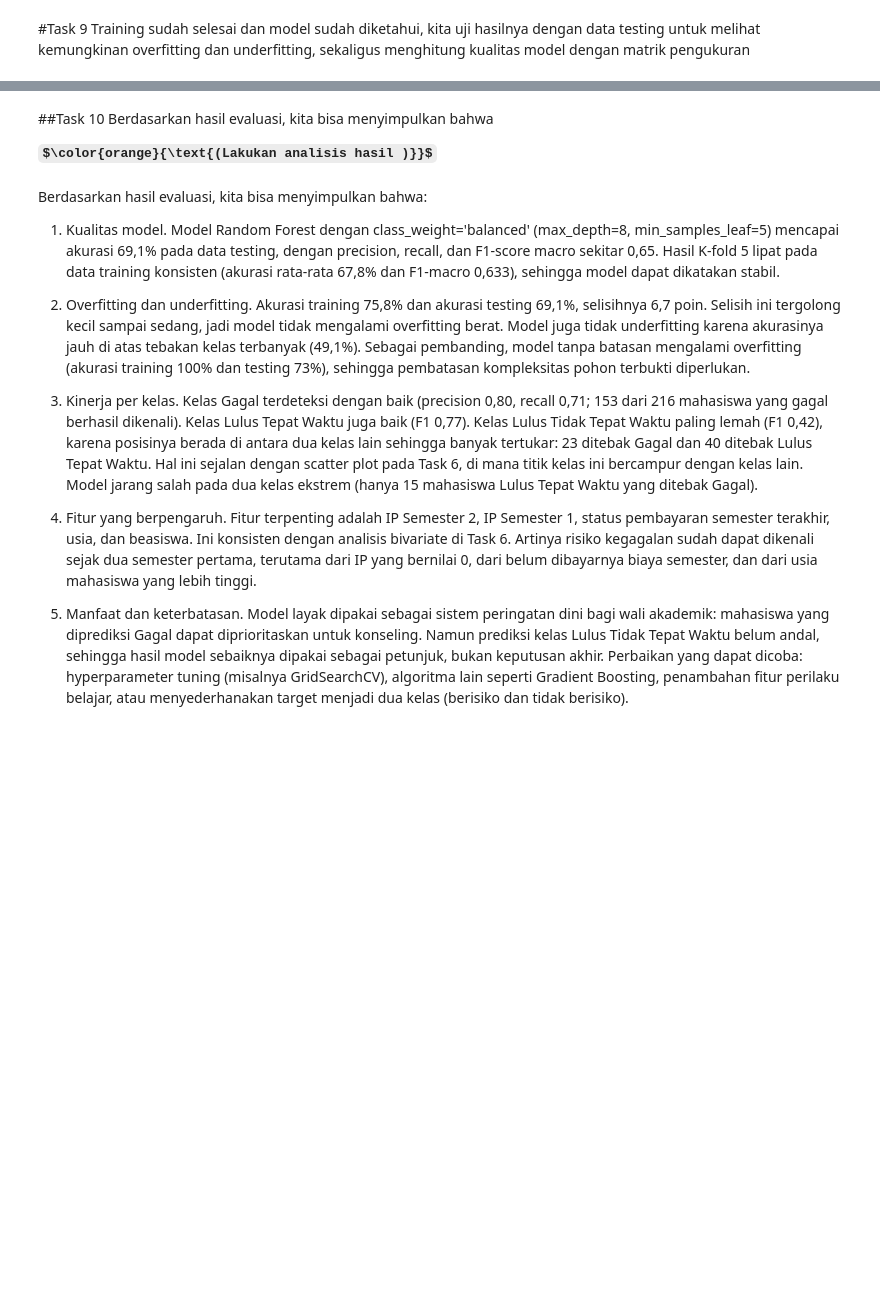
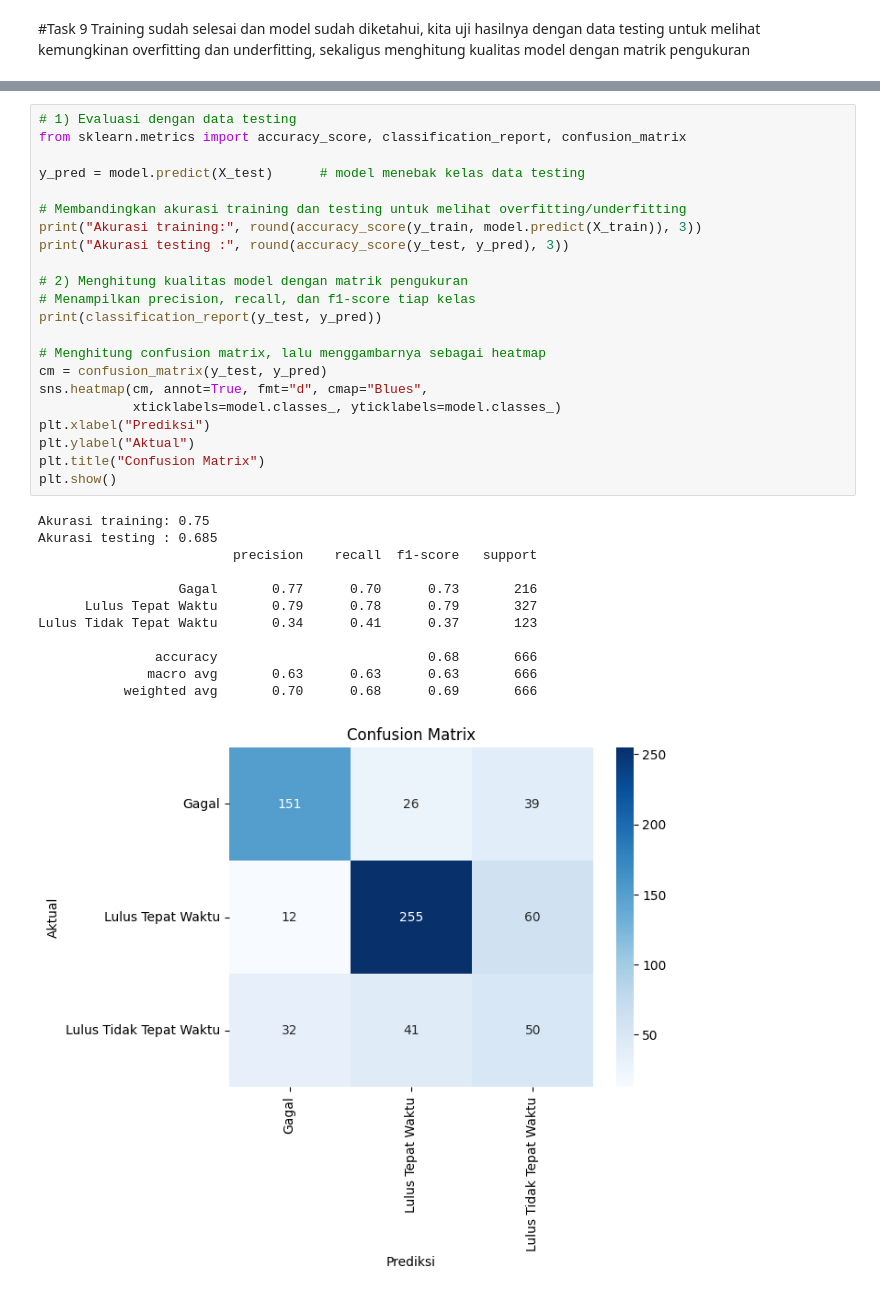
Before and after one commit to misbakhulfajar27-killertheriper/Tugas_2, a Jupyter notebook: Tugas2_misbakhul_Fajar_047996694.ipynb, the cells around one changed output, grey strips where cells are left out. Cells and saved outputs as stored; diff of their text form; some formulas as TeX source; blank space fills up the shorter version.

```diff
--- a/Tugas2_misbakhul_Fajar_047996694.ipynb
+++ b/Tugas2_misbakhul_Fajar_047996694.ipynb
@@ -509,17 +417,35 @@ F1-score macro : 0.648
-# %% [markdown]
-##Task 10
-Berdasarkan hasil evaluasi, kita bisa menyimpulkan bahwa
-
-**$\color{orange}{\text{(Lakukan analisis hasil )}}$**
-# %% [markdown]
-Berdasarkan hasil evaluasi, kita bisa menyimpulkan bahwa:
-
-1. Kualitas model. Model Random Forest dengan class_weight='balanced' (max_depth=8, min_samples_leaf=5) mencapai akurasi 69,1% pada data testing, dengan precision, recall, dan F1-score macro sekitar 0,65. Hasil K-fold 5 lipat pada data training konsisten (akurasi rata-rata 67,8% dan F1-macro 0,633), sehingga model dapat dikatakan stabil.
-
-2. Overfitting dan underfitting. Akurasi training 75,8% dan akurasi testing 69,1%, selisihnya 6,7 poin. Selisih ini tergolong kecil sampai sedang, jadi model tidak mengalami overfitting berat. Model juga tidak underfitting karena akurasinya jauh di atas tebakan kelas terbanyak (49,1%). Sebagai pembanding, model tanpa batasan mengalami overfitting (akurasi training 100% dan testing 73%), sehingga pembatasan kompleksitas pohon terbukti diperlukan.
-
-3. Kinerja per kelas. Kelas Gagal terdeteksi dengan baik (precision 0,80, recall 0,71; 153 dari 216 mahasiswa yang gagal berhasil dikenali). Kelas Lulus Tepat Waktu juga baik (F1 0,77). Kelas Lulus Tidak Tepat Waktu paling lemah (F1 0,42), karena posisinya berada di antara dua kelas lain sehingga banyak tertukar: 23 ditebak Gagal dan 40 ditebak Lulus Tepat Waktu. Hal ini sejalan dengan scatter plot pada Task 6, di mana titik kelas ini bercampur dengan kelas lain. Model jarang salah pada dua kelas ekstrem (hanya 15 mahasiswa Lulus Tepat Waktu yang ditebak Gagal).
-
-4. Fitur yang berpengaruh. Fitur terpenting adalah IP Semester 2, IP Semester 1, status pembayaran semester terakhir, usia, dan beasiswa. Ini konsisten dengan analisis bivariate di Task 6. Artinya risiko kegagalan sudah dapat dikenali sejak dua semester pertama, terutama dari IP yang bernilai 0, dari belum dibayarnya biaya semester, dan dari usia mahasiswa yang lebih tinggi.
-
-5. Manfaat dan keterbatasan. Model layak dipakai sebagai sistem peringatan dini bagi wali akademik: mahasiswa yang diprediksi Gagal dapat diprioritaskan untuk konseling. Namun prediksi kelas Lulus Tidak Tepat Waktu belum andal, sehingga hasil model sebaiknya dipakai sebagai petunjuk, bukan keputusan akhir. Perbaikan yang dapat dicoba: hyperparameter tuning (misalnya GridSearchCV), algoritma lain seperti Gradient Boosting, penambahan fitur perilaku belajar, atau menyederhanakan target menjadi dua kelas (berisiko dan tidak berisiko).
+# %%
+# 1) Evaluasi dengan data testing
+from sklearn.metrics import accuracy_score, classification_report, confusion_matrix
+
+y_pred = model.predict(X_test)      # model menebak kelas data testing
+
+# Membandingkan akurasi training dan testing untuk melihat overfitting/underfitting
+print("Akurasi training:", round(accuracy_score(y_train, model.predict(X_train)), 3))
+print("Akurasi testing :", round(accuracy_score(y_test, y_pred), 3))
+
+# 2) Menghitung kualitas model dengan matrik pengukuran
+# Menampilkan precision, recall, dan f1-score tiap kelas
+print(classification_report(y_test, y_pred))
+
+# Menghitung confusion matrix, lalu menggambarnya sebagai heatmap
+cm = confusion_matrix(y_test, y_pred)
+sns.heatmap(cm, annot=True, fmt="d", cmap="Blues",
+            xticklabels=model.classes_, yticklabels=model.classes_)
+plt.xlabel("Prediksi")
+plt.ylabel("Aktual")
+plt.title("Confusion Matrix")
+plt.show()
+# %% [output]
+Akurasi training: 0.75
+Akurasi testing : 0.685
+                         precision    recall  f1-score   support
+
+                  Gagal       0.77      0.70      0.73       216
+      Lulus Tepat Waktu       0.79      0.78      0.79       327
+Lulus Tidak Tepat Waktu       0.34      0.41      0.37       123
+
+               accuracy                           0.68       666
+              macro avg       0.63      0.63      0.63       666
+           weighted avg       0.70      0.68      0.69       666
+[figure, added]
```
Also changed, not shown: parts of 16 cells of this notebook.
